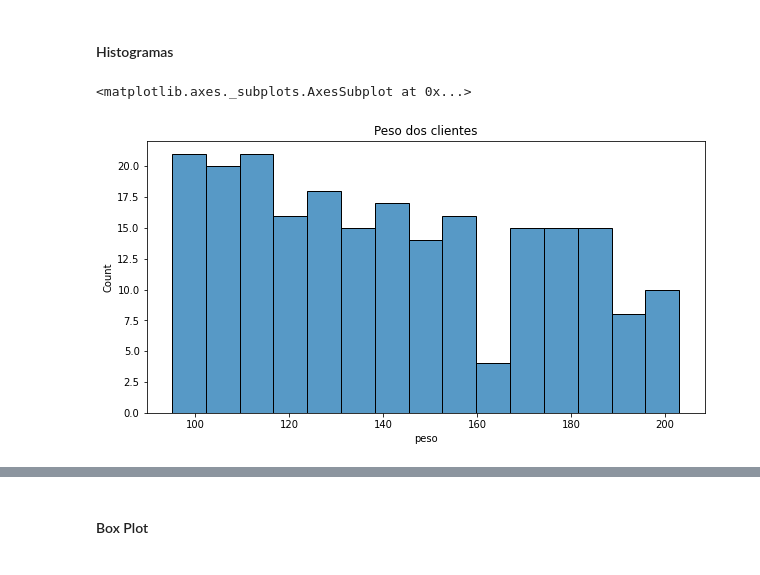
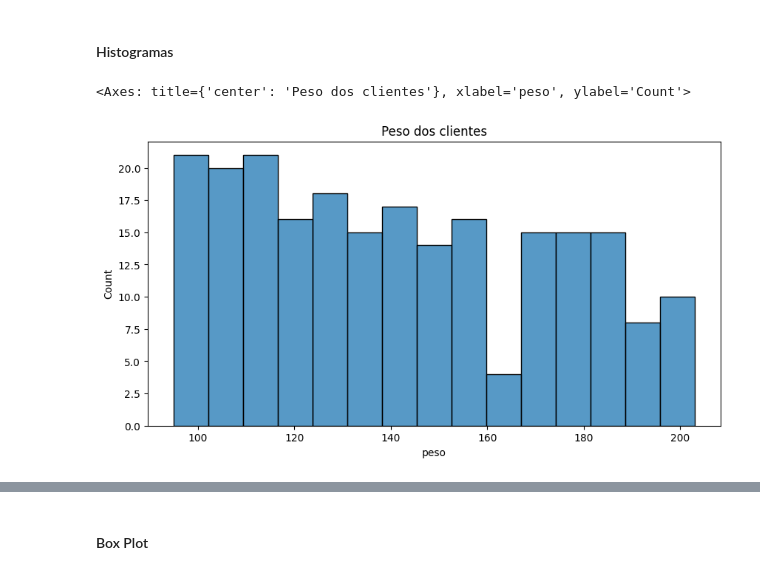
Before and after one commit to magalhaesaamanda/EDA_Operadora_Saude, a Jupyter notebook: Eda_Operadora_de_saude.ipynb, the cells around one changed output, grey strips where cells are left out. Drawn from its saved outputs; the diff is of its cells as text; code cells hidden in the pictures.

```diff
--- a/Eda_Operadora_de_saude.ipynb
+++ b/Eda_Operadora_de_saude.ipynb
@@ -26,6 +26,6 @@ plotly:5.13.0
 # %% [markdown]
 # Coleta de dados
 # %%
-# Estados
+# Dados mesclados e tratados
 
-estados = pd.read_csv('', sep= ';', encoding= 'latin-1')
+op_saude = pd.read_csv('tratativa\merged_operadora_saude.csv', sep= ',', encoding= 'latin-1')
@@ -323,11 +38,11 @@ dtype: int64
 # %%
 # Criando histograma com base no peso dos clientes
 plt.figure(figsize = (10,5))
 plt.title('Peso dos clientes')
-sns.histplot(clientes.peso, bins=15)
+sns.histplot(op_saude.peso, bins=15)
 # %% [output]
-<matplotlib.axes._subplots.AxesSubplot at 0x...>
+<Axes: title={'center': 'Peso dos clientes'}, xlabel='peso', ylabel='Count'>
-[figure, old version]
+[figure, new version]
 # %%
 # Criando histograma com base no colesterol dos clientes
 plt.figure(figsize=(10,5))
```
Also changed, not shown: parts of 85 cells of this notebook.
